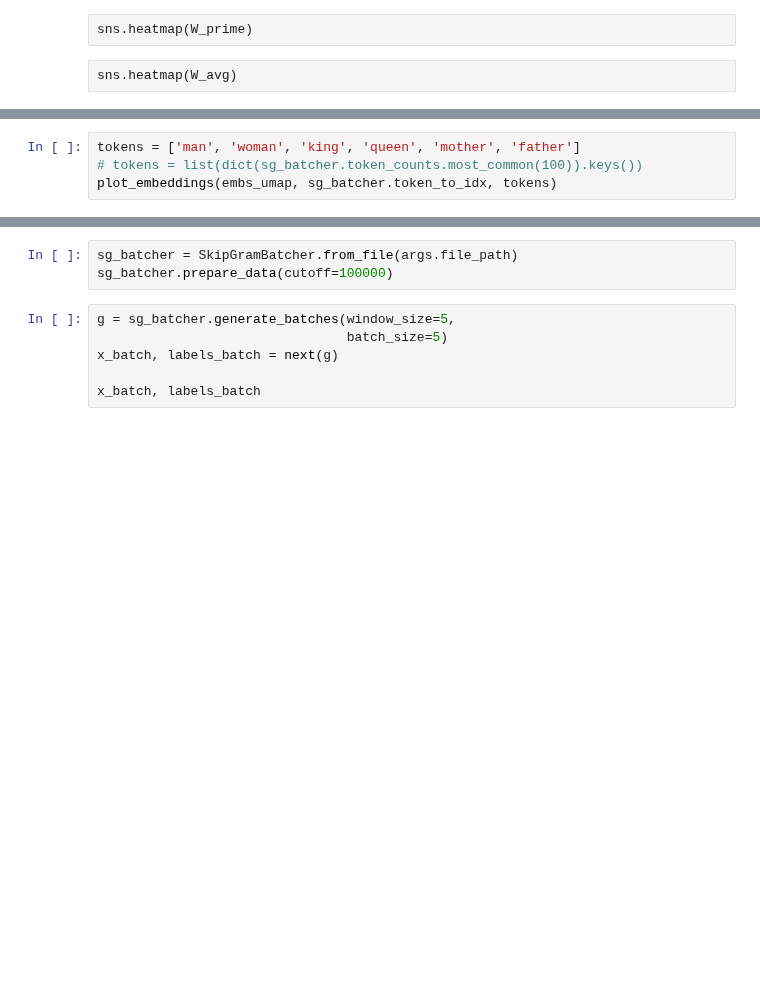
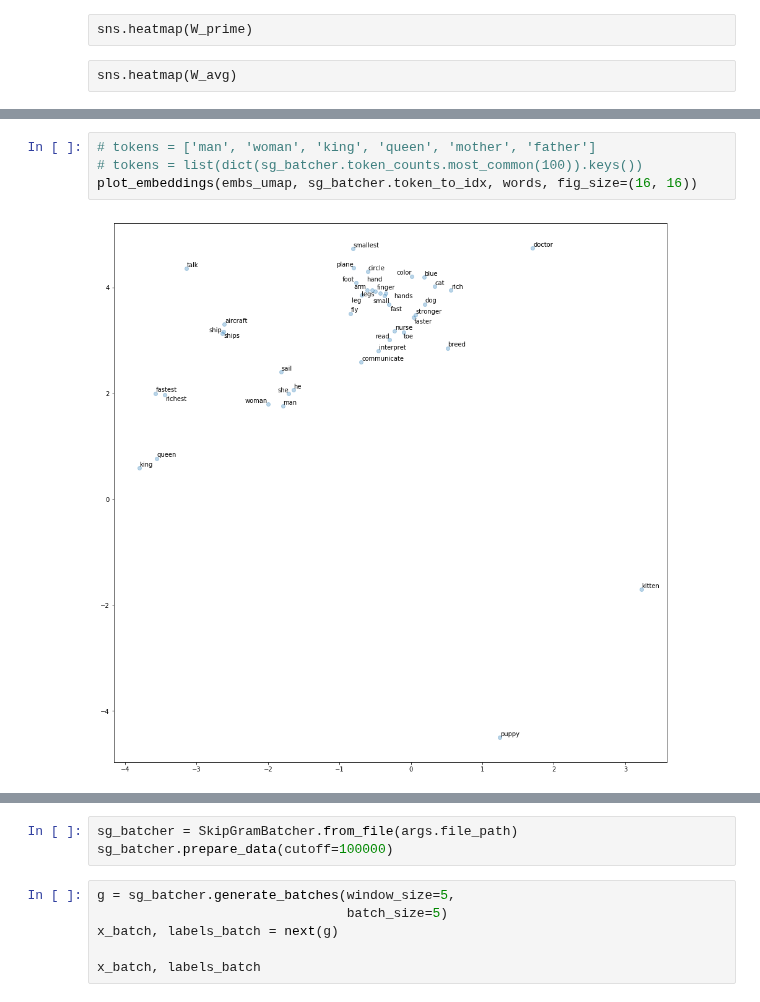
Before and after one commit to labdmitriy/dl_in_nlp, a Jupyter notebook: workshop_1/experiments/task3_word2vec.ipynb, the cells around one changed output, grey strips where cells are left out. Saved outputs shown, nothing was run; the diff lists cells and outputs as text; blank space fills up the shorter version.

```diff
--- a/workshop_1/experiments/task3_word2vec.ipynb
+++ b/workshop_1/experiments/task3_word2vec.ipynb
@@ -411,7 +433,9 @@ embs_umap = umap.fit_transform(W_avg)
 # %%
-tokens = ['man', 'woman', 'king', 'queen', 'mother', 'father']
+# tokens = ['man', 'woman', 'king', 'queen', 'mother', 'father']
 # tokens = list(dict(sg_batcher.token_counts.most_common(100)).keys())
-plot_embeddings(embs_umap, sg_batcher.token_to_idx, tokens)
+plot_embeddings(embs_umap, sg_batcher.token_to_idx, words, fig_size=(16, 16))
+# %% [output]
+[figure, added]
 # %%
 class EmbeddingsExplorer():
     def __init__(self, token_to_idx, vectors, metric='euclidean'):
```
Also changed, not shown: parts of 41 cells of this notebook.
